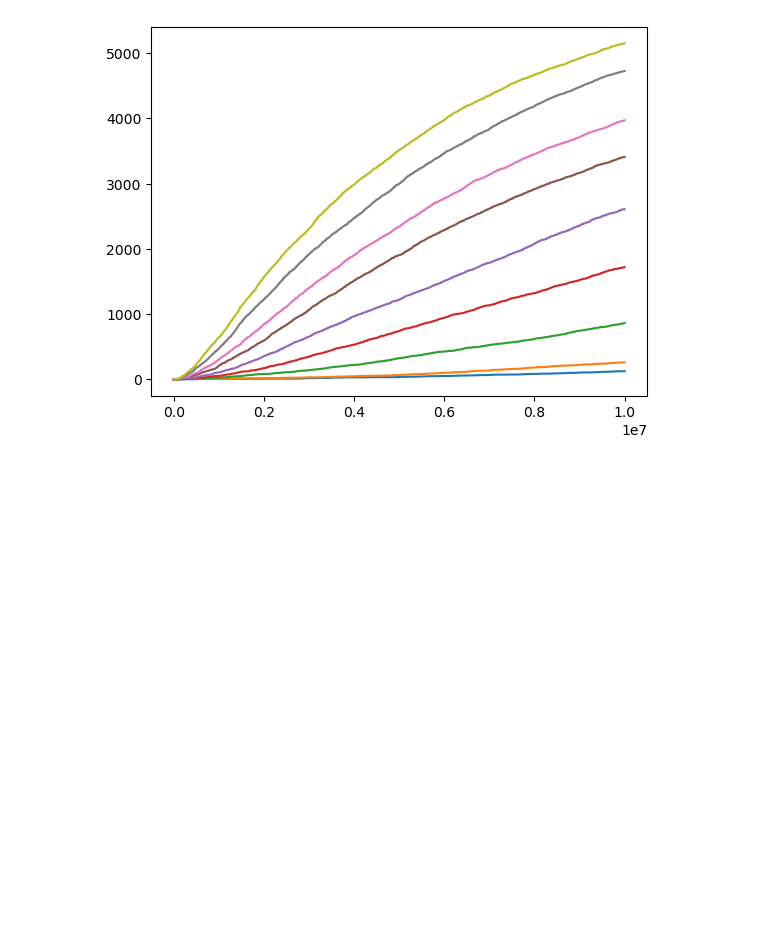
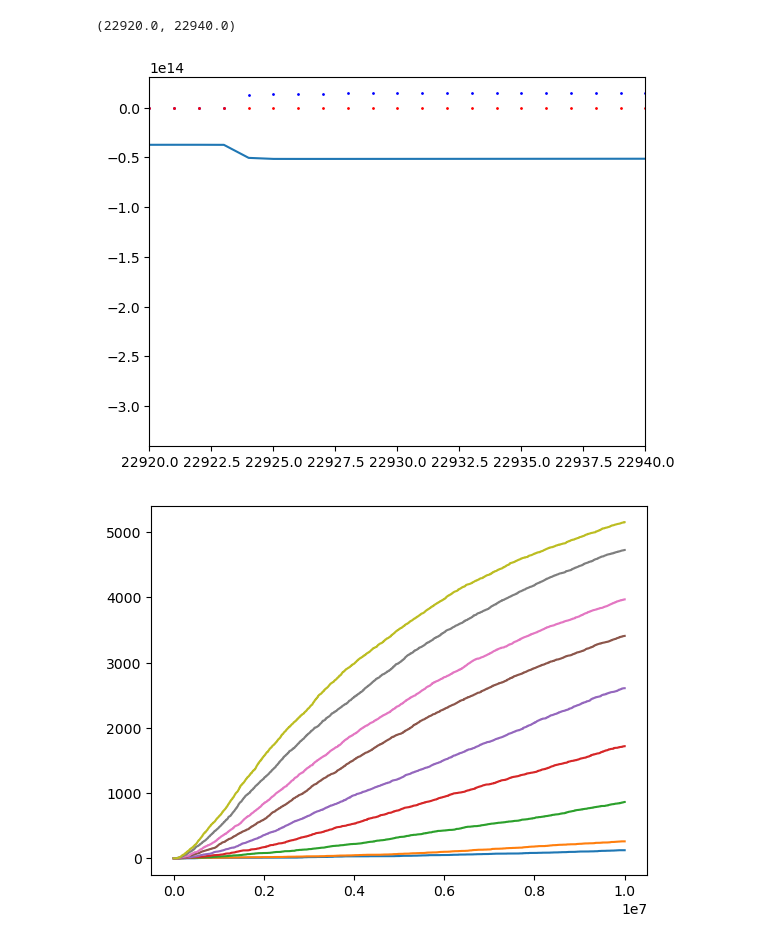
Before and after one commit to ThijsSpoor99/Project-Computational-Science, a Jupyter notebook: hypothesisTesting.ipynb, the cells around one changed output. Cells and saved outputs as stored; diff of their text form; code cells hidden in the pictures; blank space fills up the shorter version.

```diff
--- a/hypothesisTesting.ipynb
+++ b/hypothesisTesting.ipynb
@@ -8,3 +14,11 @@ str(round(0.50, 2))
+# %%
+plt.plot(energy1, 'bo', markersize=1)
+plt.plot(energy2, 'ro', markersize=1)
+plt.plot(np.cumsum(error))
+plt.xlim(22920, 22940)
+# %% [output]
+(22920.0, 22940.0)
+[figure, added]
 # %%
 inner = []
 outer = []
```
Also changed, not shown: parts of 4 cells of this notebook, 18 other files.
